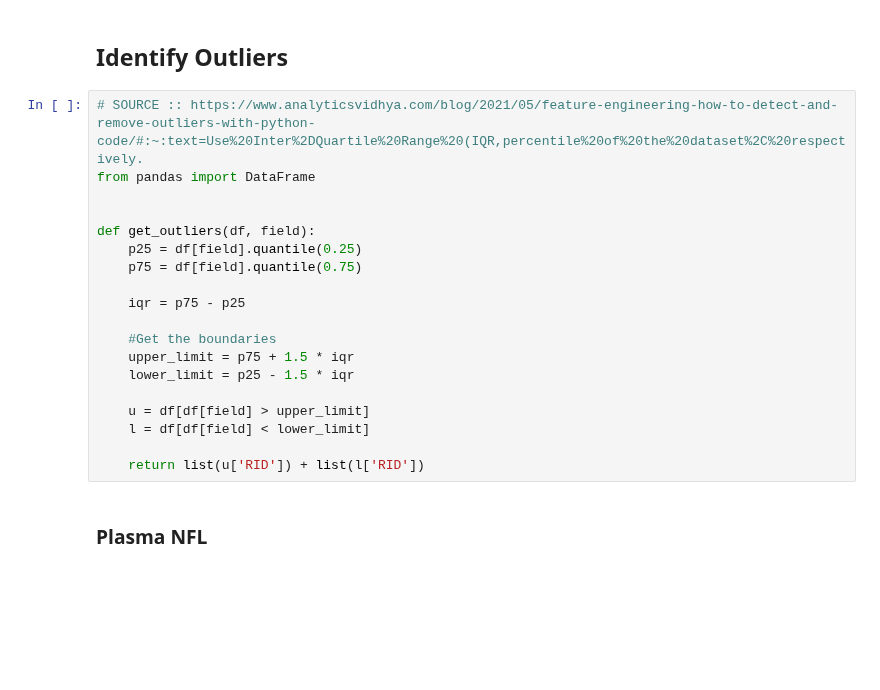
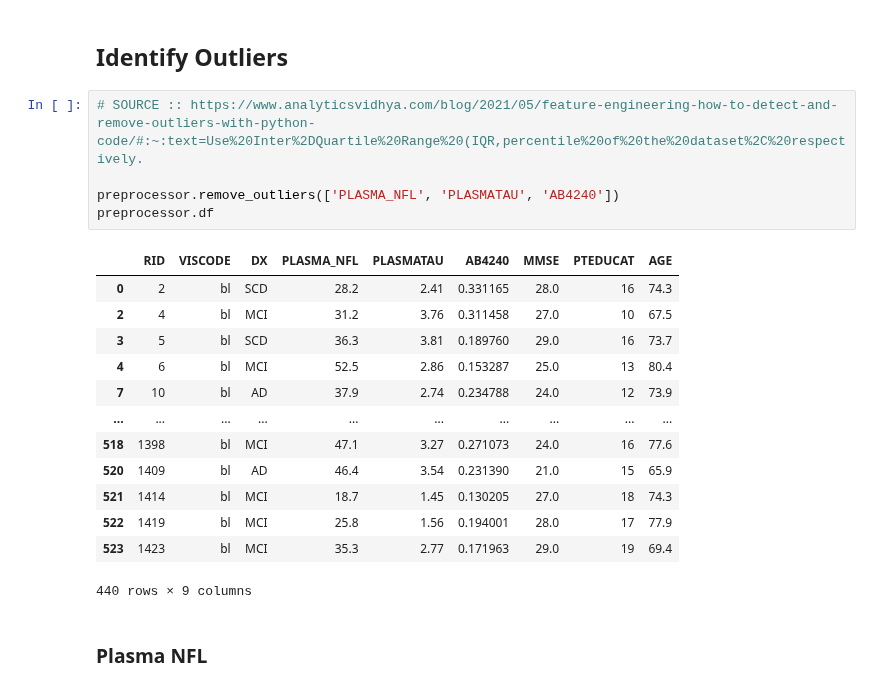
Before and after one commit to danielmakin/NoMoreAlzheimersDisease, a Jupyter notebook: PreProcessing.ipynb, the cells around one changed output. Saved outputs shown, nothing was run; the diff lists cells and outputs as text; blank space fills up the shorter version.

```diff
--- a/PreProcessing.ipynb
+++ b/PreProcessing.ipynb
@@ -147,22 +89,22 @@ plt.show()
 ## Identify Outliers
 # %%
 # SOURCE :: https://www.analyticsvidhya.com/blog/2021/05/feature-engineering-how-to-detect-and-remove-outliers-with-python-code/#:~:text=Use%20Inter%2DQuartile%20Range%20(IQR,percentile%20of%20the%20dataset%2C%20respectively.
-from pandas import DataFrame
 
-
-def get_outliers(df, field):
-    p25 = df[field].quantile(0.25)
-    p75 = df[field].quantile(0.75)
-
-    iqr = p75 - p25
-
-    #Get the boundaries
-    upper_limit = p75 + 1.5 * iqr
-    lower_limit = p25 - 1.5 * iqr
-
-    u = df[df[field] > upper_limit]
-    l = df[df[field] < lower_limit]
-
-    return list(u['RID']) + list(l['RID'])
+preprocessor.remove_outliers(['PLASMA_NFL', 'PLASMATAU', 'AB4240'])
+preprocessor.df
+# %% [output]
+|  | RID | VISCODE | DX | PLASMA_NFL | PLASMATAU | AB4240 | MMSE | PTEDUCAT | AGE |
+| 0 | 2 | bl | SCD | 28.2 | 2.41 | 0.331165 | 28.0 | 16 | 74.3 |
+| 2 | 4 | bl | MCI | 31.2 | 3.76 | 0.311458 | 27.0 | 10 | 67.5 |
+| 3 | 5 | bl | SCD | 36.3 | 3.81 | 0.189760 | 29.0 | 16 | 73.7 |
+| 4 | 6 | bl | MCI | 52.5 | 2.86 | 0.153287 | 25.0 | 13 | 80.4 |
+| 7 | 10 | bl | AD | 37.9 | 2.74 | 0.234788 | 24.0 | 12 | 73.9 |
+| ... | ... | ... | ... | ... | ... | ... | ... | ... | ... |
+| 518 | 1398 | bl | MCI | 47.1 | 3.27 | 0.271073 | 24.0 | 16 | 77.6 |
+| 520 | 1409 | bl | AD | 46.4 | 3.54 | 0.231390 | 21.0 | 15 | 65.9 |
+| 521 | 1414 | bl | MCI | 18.7 | 1.45 | 0.130205 | 27.0 | 18 | 74.3 |
+| 522 | 1419 | bl | MCI | 25.8 | 1.56 | 0.194001 | 28.0 | 17 | 77.9 |
+| 523 | 1423 | bl | MCI | 35.3 | 2.77 | 0.171963 | 29.0 | 19 | 69.4 |
+440 rows × 9 columns
 # %% [markdown]
 ### Plasma NFL
```
Also changed, not shown: parts of 9 cells of this notebook, 1 other file.
